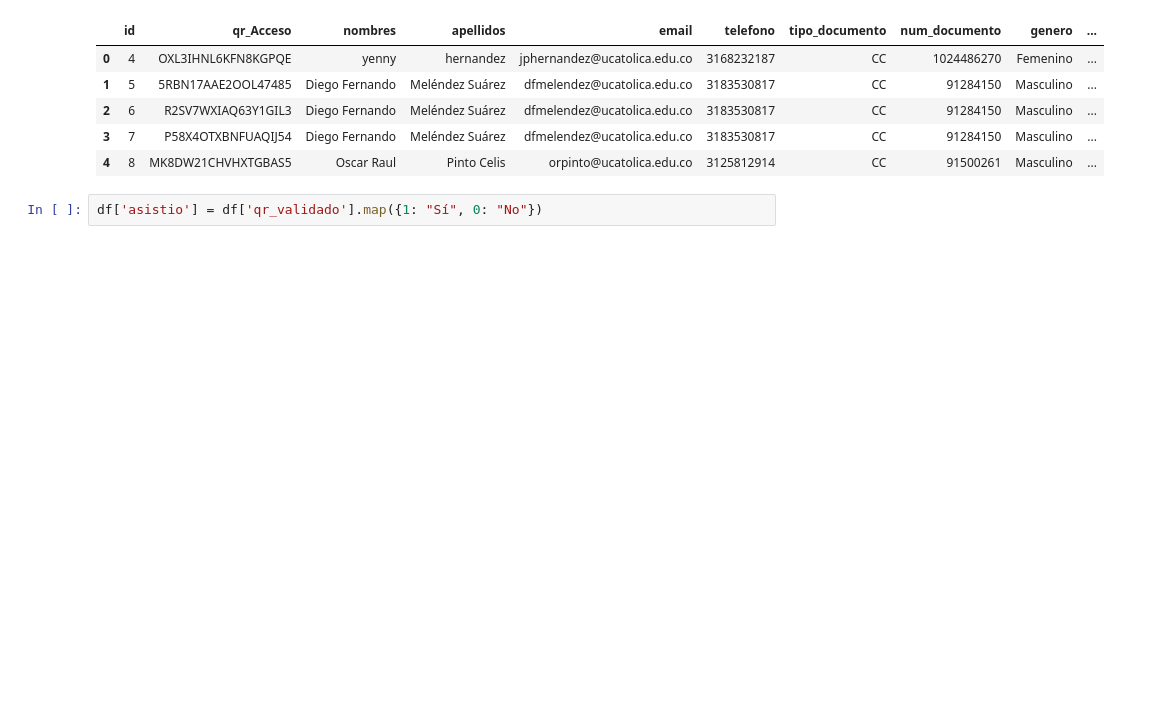
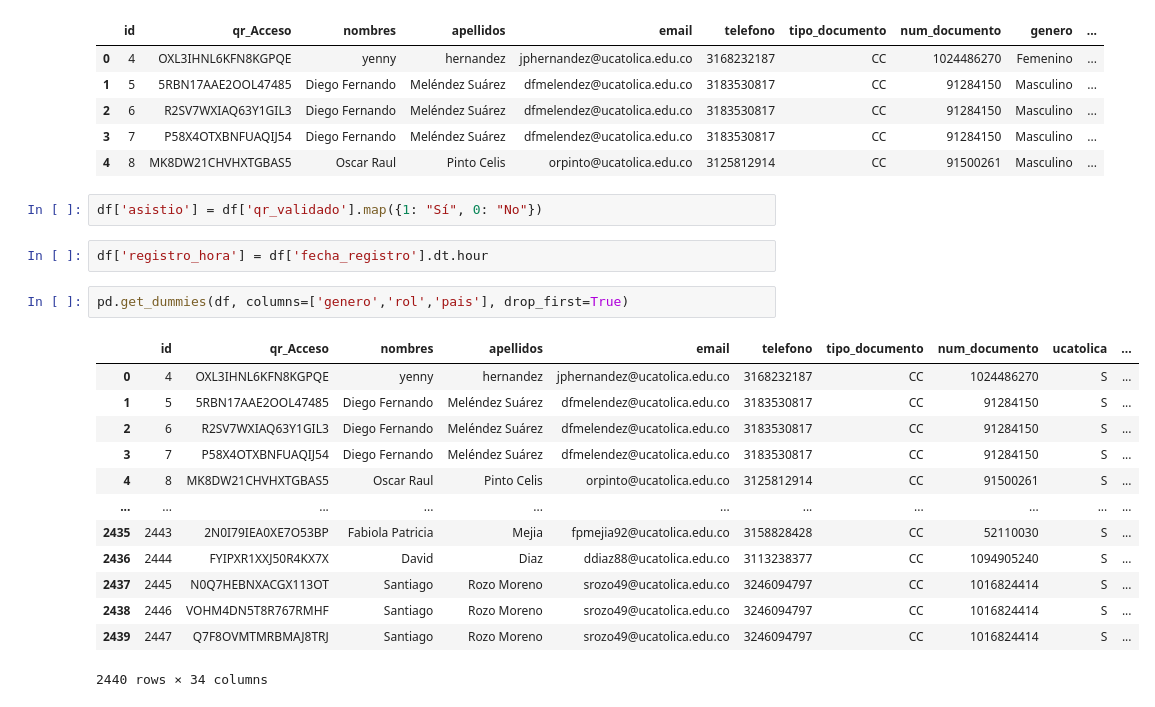
Before and after one commit to Jefesneipago/coniiti-analytics, a Jupyter notebook: notebooks/02_limpieza.ipynb, the cells around one changed output. Drawn from its saved outputs; the diff is of its cells as text; blank space fills up the shorter version.

```diff
--- a/notebooks/02_limpieza.ipynb
+++ b/notebooks/02_limpieza.ipynb
@@ -27,3 +27,21 @@ df.head()
 | 4 | 8 | MK8DW21CHVHXTGBAS5 | Oscar Raul | Pinto Celis | orpinto@ucatolica.edu.co | 3125812914 | CC | 91500261 | Masculino | ... |
 # %%
 df['asistio'] = df['qr_validado'].map({1: "Sí", 0: "No"})
+# %%
+df['registro_hora'] = df['fecha_registro'].dt.hour
+# %%
+pd.get_dummies(df, columns=['genero','rol','pais'], drop_first=True)
+# %% [output]
+|  | id | qr_Acceso | nombres | apellidos | email | telefono | tipo_documento | num_documento | ucatolica | ... |
+| 0 | 4 | OXL3IHNL6KFN8KGPQE | yenny | hernandez | jphernandez@ucatolica.edu.co | 3168232187 | CC | 1024486270 | S | ... |
+| 1 | 5 | 5RBN17AAE2OOL47485 | Diego Fernando | Meléndez Suárez | dfmelendez@ucatolica.edu.co | 3183530817 | CC | 91284150 | S | ... |
+| 2 | 6 | R2SV7WXIAQ63Y1GIL3 | Diego Fernando | Meléndez Suárez | dfmelendez@ucatolica.edu.co | 3183530817 | CC | 91284150 | S | ... |
+| 3 | 7 | P58X4OTXBNFUAQIJ54 | Diego Fernando | Meléndez Suárez | dfmelendez@ucatolica.edu.co | 3183530817 | CC | 91284150 | S | ... |
+| 4 | 8 | MK8DW21CHVHXTGBAS5 | Oscar Raul | Pinto Celis | orpinto@ucatolica.edu.co | 3125812914 | CC | 91500261 | S | ... |
+| ... | ... | ... | ... | ... | ... | ... | ... | ... | ... | ... |
+| 2435 | 2443 | 2N0I79IEA0XE7O53BP | Fabiola Patricia | Mejia | fpmejia92@ucatolica.edu.co | 3158828428 | CC | 52110030 | S | ... |
+| 2436 | 2444 | FYIPXR1XXJ50R4KX7X | David | Diaz | ddiaz88@ucatolica.edu.co | 3113238377 | CC | 1094905240 | S | ... |
+| 2437 | 2445 | N0Q7HEBNXACGX113OT | Santiago | Rozo Moreno | srozo49@ucatolica.edu.co | 3246094797 | CC | 1016824414 | S | ... |
+| 2438 | 2446 | VOHM4DN5T8R767RMHF | Santiago | Rozo Moreno | srozo49@ucatolica.edu.co | 3246094797 | CC | 1016824414 | S | ... |
+| 2439 | 2447 | Q7F8OVMTMRBMAJ8TRJ | Santiago | Rozo Moreno | srozo49@ucatolica.edu.co | 3246094797 | CC | 1016824414 | S | ... |
+2440 rows × 34 columns
```
Also changed, not shown: parts of 1 cell of this notebook, 4 other files.
